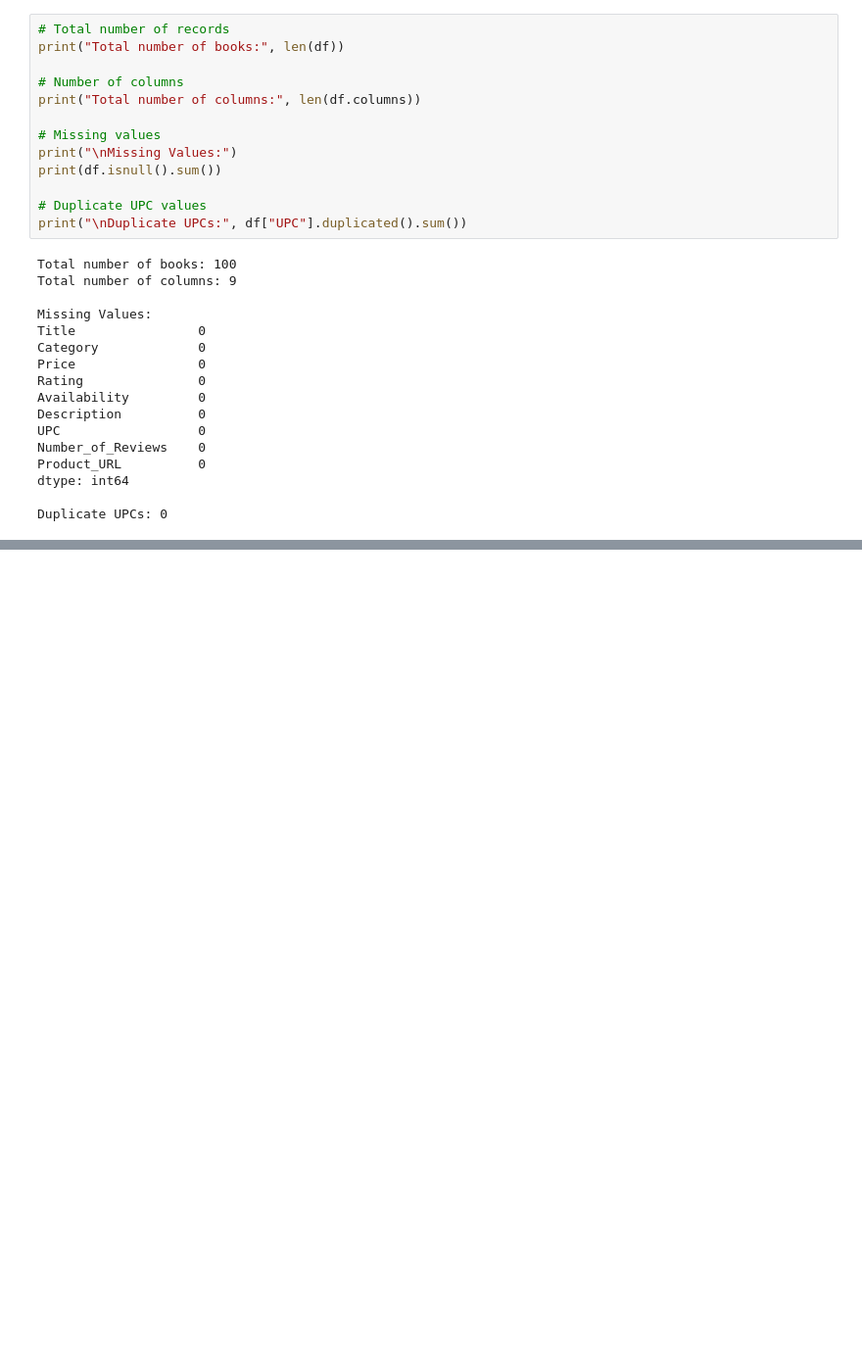
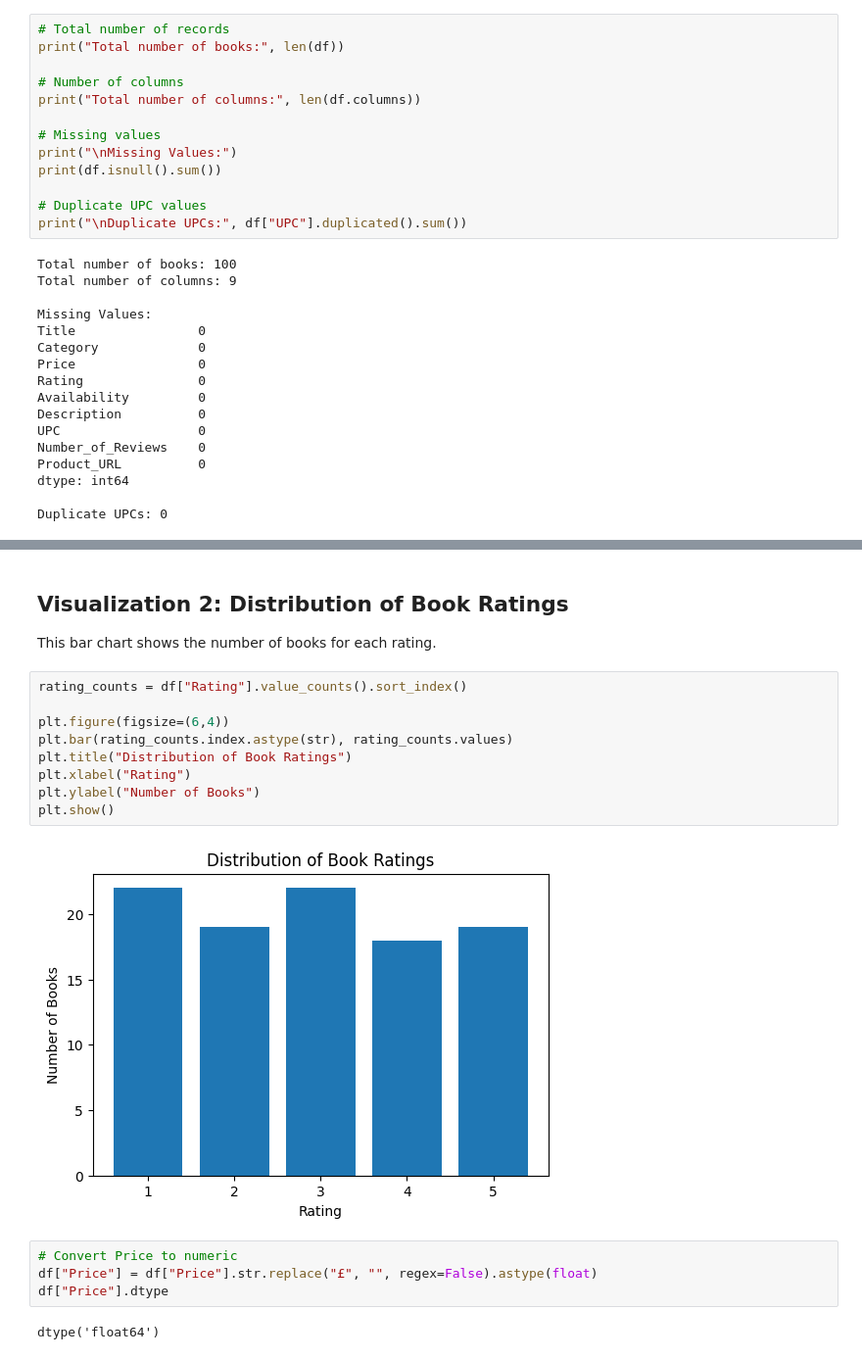
Before and after one commit to SteffiGeorge2708/202618018_SteffiGeorge_DS605, a Jupyter notebook: 202618018_Lab_1/bookscraper/202618018_lab_1.ipynb, the cells around one changed output, grey strips where cells are left out. Shown at 98% size. Saved outputs shown, nothing was run; the diff lists cells and outputs as text; blank space fills up the shorter version.

```diff
--- a/202618018_Lab_1/bookscraper/202618018_lab_1.ipynb
+++ b/202618018_Lab_1/bookscraper/202618018_lab_1.ipynb
@@ -63,0 +237,20 @@ Duplicate UPCs: 0
+# %% [markdown]
+## Visualization 2: Distribution of Book Ratings
+This bar chart shows the number of books for each rating.
+# %%
+rating_counts = df["Rating"].value_counts().sort_index()
+
+plt.figure(figsize=(6,4))
+plt.bar(rating_counts.index.astype(str), rating_counts.values)
+plt.title("Distribution of Book Ratings")
+plt.xlabel("Rating")
+plt.ylabel("Number of Books")
+plt.show()
+# %% [output]
+[figure, added]
+# %%
+# Convert Price to numeric
+df["Price"] = df["Price"].str.replace("£", "", regex=False).astype(float)
+df["Price"].dtype
+# %% [output]
+dtype('float64')
```
Also changed, not shown: parts of 35 cells of this notebook, 2 other files.
